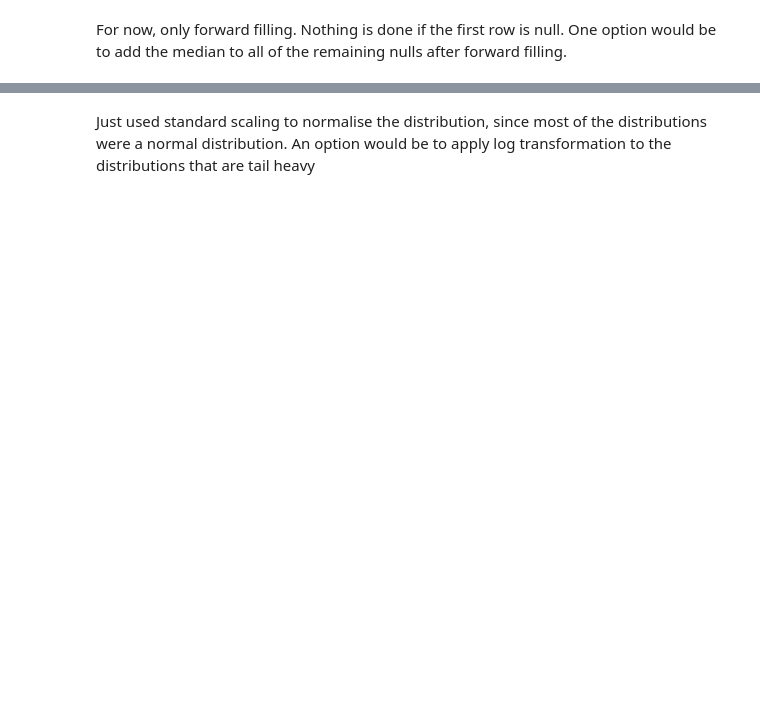
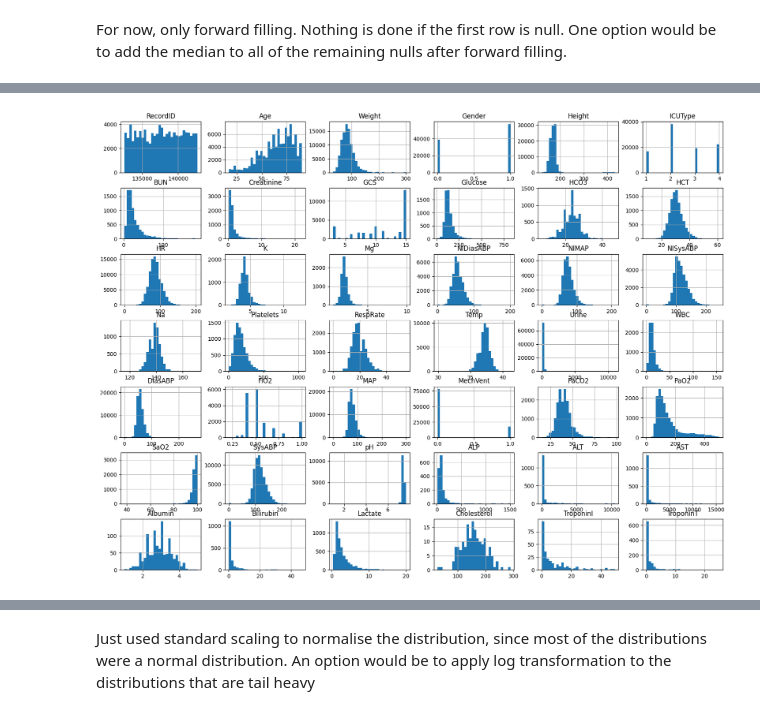
Before and after one commit to AKButani/ML4H_Project1, a Jupyter notebook: data_exploration.ipynb, the cells around one changed output, grey strips where cells are left out. Saved outputs shown, nothing was run; the diff lists cells and outputs as text; code cells hidden in the pictures; blank space fills up the shorter version.

```diff
--- a/data_exploration.ipynb
+++ b/data_exploration.ipynb
@@ -305,3 +359,9 @@ patient_df.isna().sum().sum(), patient_df_filled.isna().sum().sum()
+# %%
+layout = (math.ceil(patient_df.shape[1] / 5), 5)
+patient_df.hist(bins=30, figsize=(20, 15))
+plt.show()
+# %% [output]
+[figure, added]
 # %%
 scaler = StandardScaler()
 df_scaled = patient_df_filled.copy()
```
Also changed, not shown: parts of 13 cells of this notebook.
